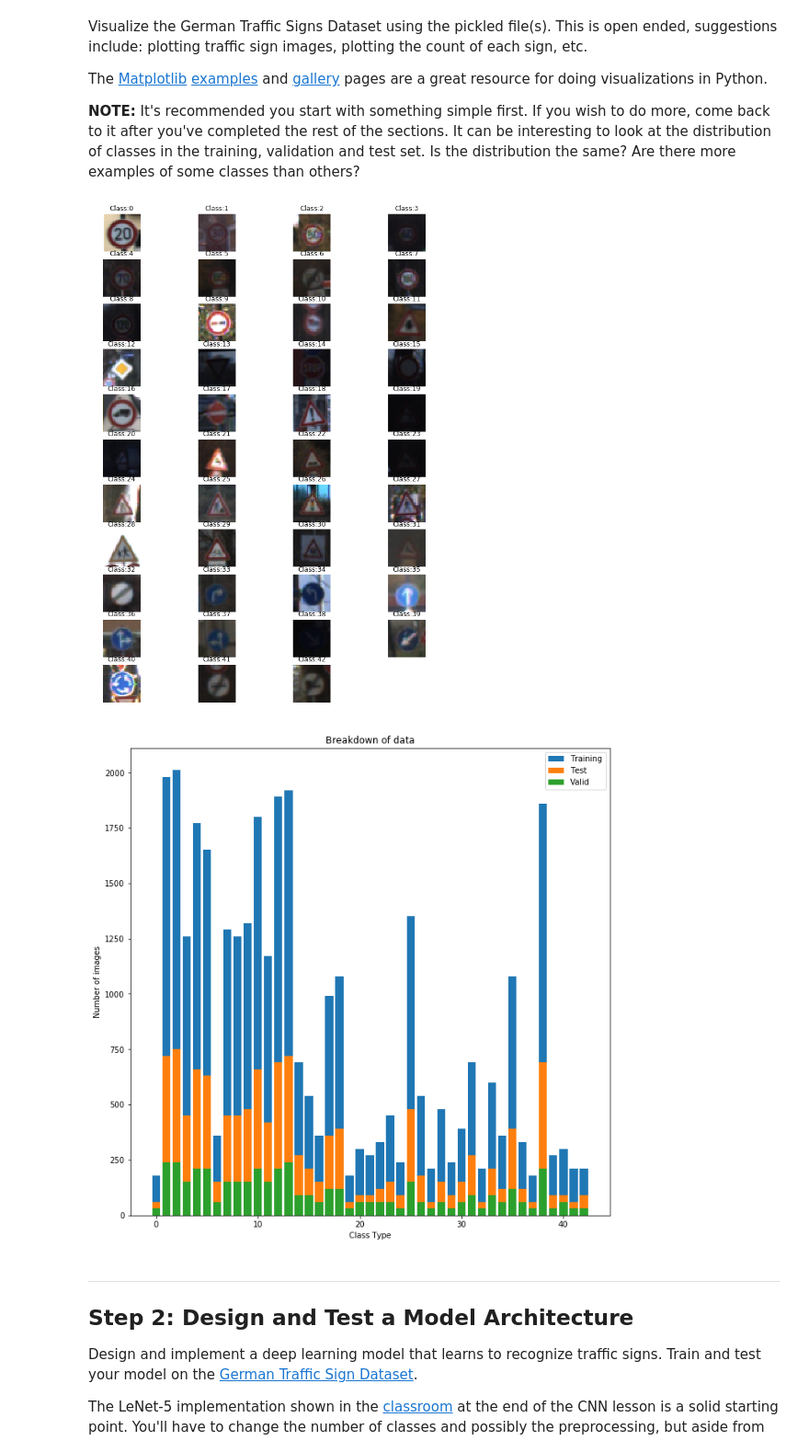
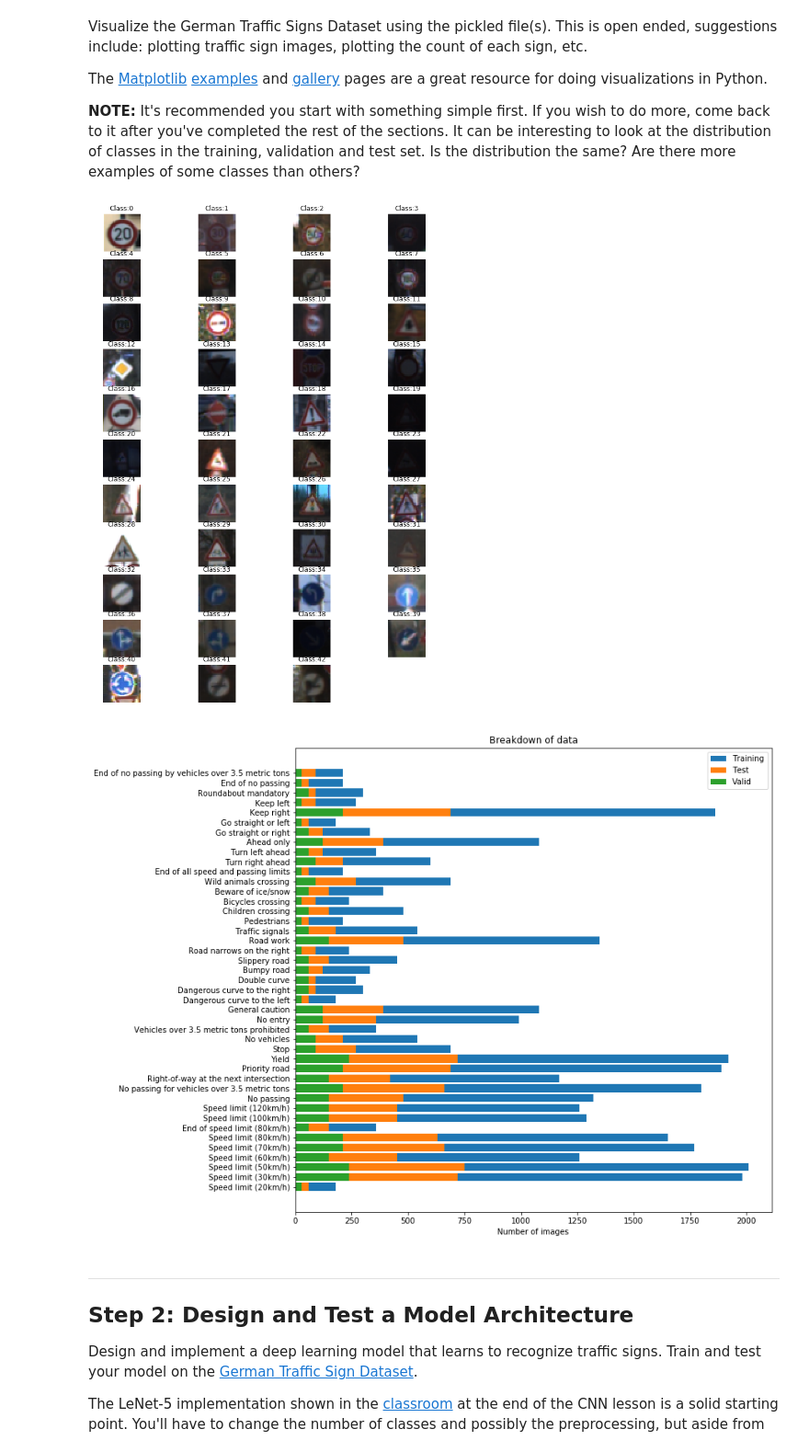
Before and after one commit to willog11/CarND-Traffic-Sign-Classifier-Project, a Jupyter notebook: Traffic_Sign_Classifier.ipynb, the cells around one changed output. Shown at 92% size. Cells and saved outputs as stored; diff of their text form; code cells hidden in the pictures.

Commit message:
Updating image and prediction stage of script

```diff
--- a/Traffic_Sign_Classifier.ipynb
+++ b/Traffic_Sign_Classifier.ipynb
@@ -97,41 +97,50 @@ The [Matplotlib](http://matplotlib.org/) [examples](http://matplotlib.org/exampl
 # %%
 ### Data exploration visualization code goes here.
 ### Feel free to use as many code cells as needed.
+import csv
 import matplotlib.pyplot as plt
 from matplotlib.image import imread
 # Visualizations will be shown in the notebook.
 %matplotlib inline
+
+label_desc = []
+#Select workbook
+with open('signnames.csv', 'r') as csvfile:
+    readCSV = csv.reader(csvfile, delimiter=',')
+    for row in readCSV:
+        label_desc += [row[1]]
+del label_desc[0]
 
 num_of_samples_train = []
 num_of_samples_valid = []
 num_of_samples_test = []
 plt.figure(figsize=(12, 16.5))
 for i in range(n_classes):
     plt.subplot(11, 4, i+1)
     x_train_selected = X_train[y_train == i]
     x_valid_selected = X_valid[y_valid == i]
     x_test_selected = X_test[y_test == i]
     num_of_samples_train.append(len(x_train_selected))
     num_of_samples_valid.append(len(x_valid_selected))
     num_of_samples_test.append(len(x_test_selected))
     plt.imshow(x_train_selected[0,:,:,:])
     plt.title("Class:"+str(i))
     plt.axis('off')
 plt.show()
 
 labels = range(0, n_classes)
 plt.figure(figsize=(11, 11))
-plt.bar(labels, num_of_samples_train)
-plt.bar(labels, num_of_samples_test)
-plt.bar(labels, num_of_samples_valid)
+plt.barh(labels, num_of_samples_train)
+plt.barh(labels, num_of_samples_test)
+plt.barh(labels, num_of_samples_valid)
 plt.legend(["Training","Test","Valid"])
 plt.title("Breakdown of data")
-plt.ylabel("Number of images")
-plt.xlabel("Class Type")
+plt.xlabel("Number of images")
+plt.yticks(range(len(label_desc)), label_desc, rotation=0)
 plt.show()
 # %% [output]
 [figure]
-[figure, old version]
+[figure, new version]
 # %% [markdown]
 ----
 
```
Also changed, not shown: parts of 3 cells of this notebook, 1 other file.
